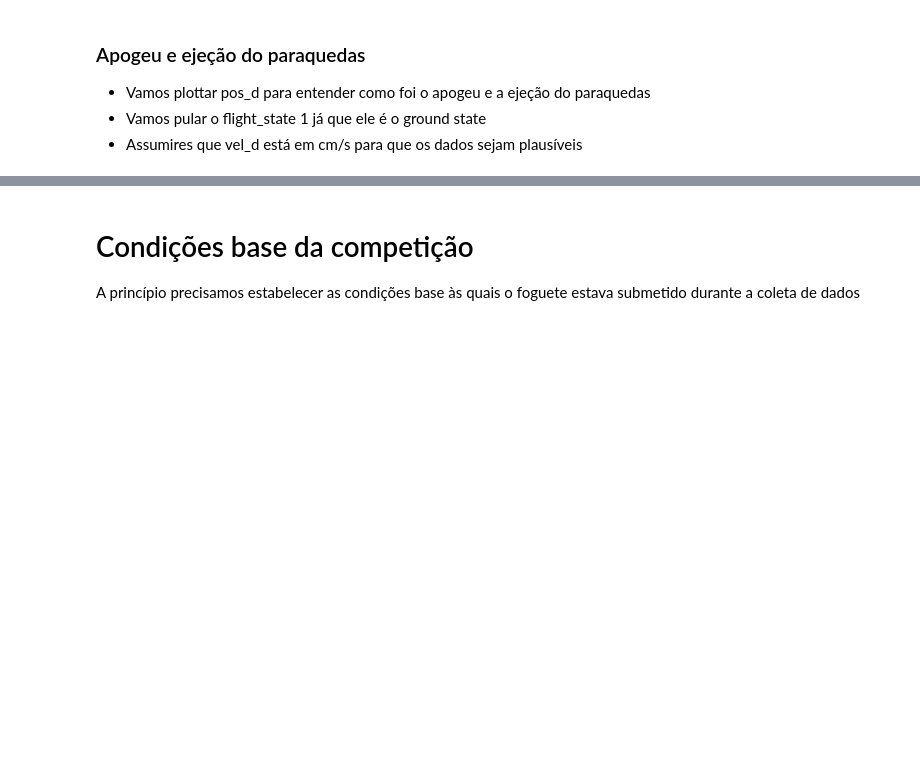
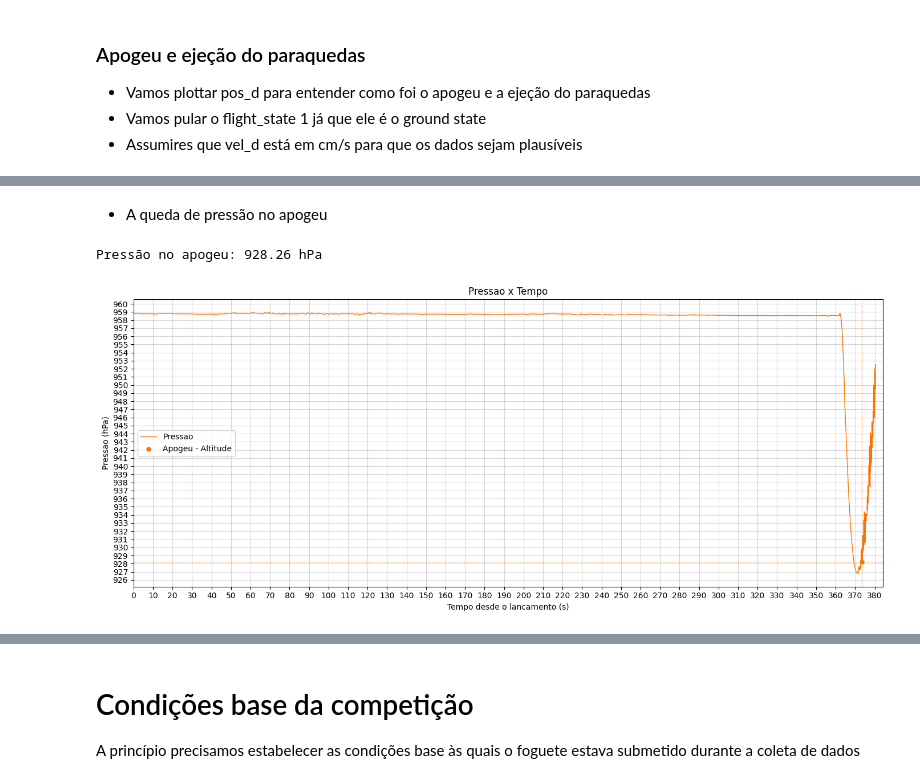
Before and after one commit to EnzoBat17/Analise-de-Dados-NASHIRA---EPTA, a Jupyter notebook: Analise de Dados NASHIRA.ipynb, the cells around one changed output, grey strips where cells are left out. Drawn from its saved outputs; the diff is of its cells as text; code cells hidden in the pictures; blank space fills up the shorter version.

Commit message:
reorganizacao da sequencia de apresentacao + analise da queda de pressao no apogeu

```diff
--- a/Analise de Dados NASHIRA.ipynb
+++ b/Analise de Dados NASHIRA.ipynb
@@ -609,0 +585,40 @@ Como a intensidade da velocidade vertical se altera após o apogeu, aliada ao fa
+# %% [markdown]
+- A queda de pressão no apogeu
+# %%
+plt.figure(figsize=(14,6))
+plt.plot(df["time_interval"]/1000, df["pressure"], color ="#F97400FF", linestyle="-",label ="Pressao", alpha = 1, linewidth = 1)
+
+#Marcando o apogeu
+df_apogeu = (df[["timestamp_ms","time_interval","pos_d","pressure"]]).copy() #Usamos o dataframe completo para determinar o apogeu
+
+
+id_ap = df_apogeu["pos_d"].idxmin() #Retorna o id do maior valor na coluna "pos_d"
+
+timestamp_ap = df_apogeu["timestamp_ms"].iloc[id_ap]
+
+time_interval_ap = df_apogeu["time_interval"].iloc[id_ap]
+
+time_interval_ap /= 1000
+
+pressure_ap = df_apogeu["pressure"].iloc[id_ap]
+
+plt.axvline(x=time_interval_ap, color="#F97400AB", linewidth = 0.9, linestyle = "--")
+plt.axhline(y=pressure_ap, color="#F97400AB", linewidth = 0.9, linestyle = "--")
+plt.scatter(x=time_interval_ap, y=pressure_ap, color="#F97400AB", linewidths= 0.1, alpha=1, label = "Apogeu - Altitude")
+
+plt.title("Pressao x Tempo")
+plt.xlabel("Tempo desde o lancamento (s)")
+plt.ylabel("Pressao (hPa)")
+plt.xlim(0,1.01*(df["time_interval"].max())/1000)
+
+plt.grid(True, alpha=0.5)
+plt.legend()
+plt.tight_layout()
+plt.gca().xaxis.set_major_locator(ticker.MaxNLocator(45))
+plt.gca().yaxis.set_major_locator(ticker.MaxNLocator(36))
+
+print(f"Pressão no apogeu: {df_apogeu["pressure"].iloc[id_ap]} hPa")
+plt.show()
+# %% [output]
+Pressão no apogeu: 928.26 hPa
+[figure, added]
```
Also changed, not shown: parts of 17 cells of this notebook.
